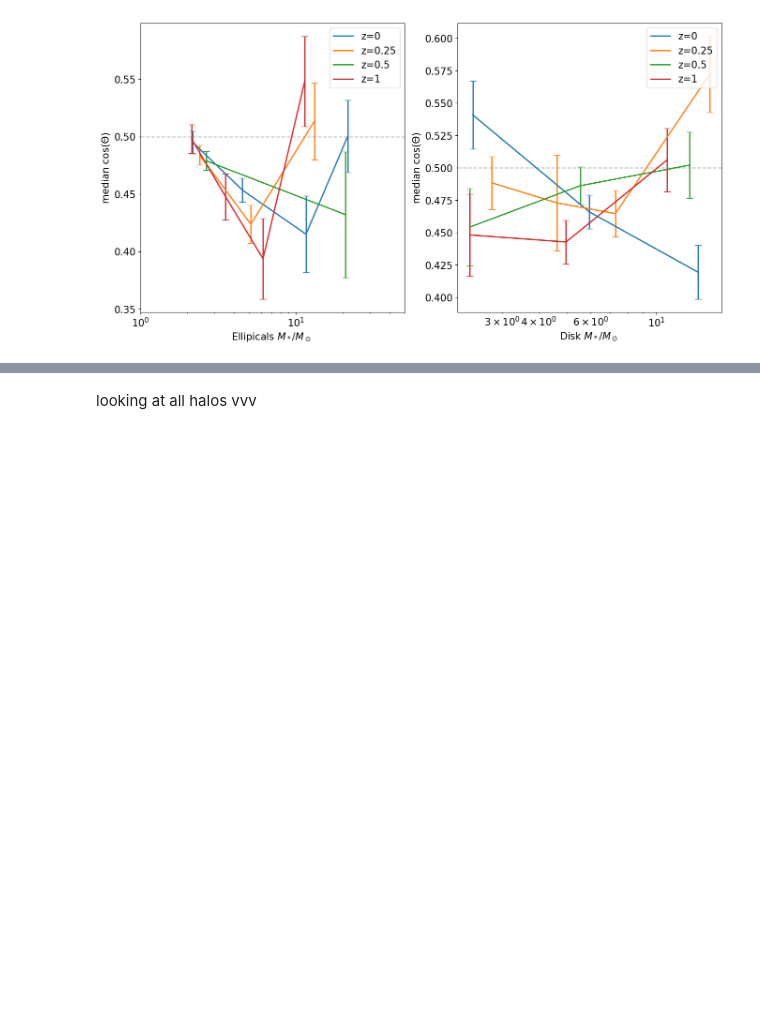
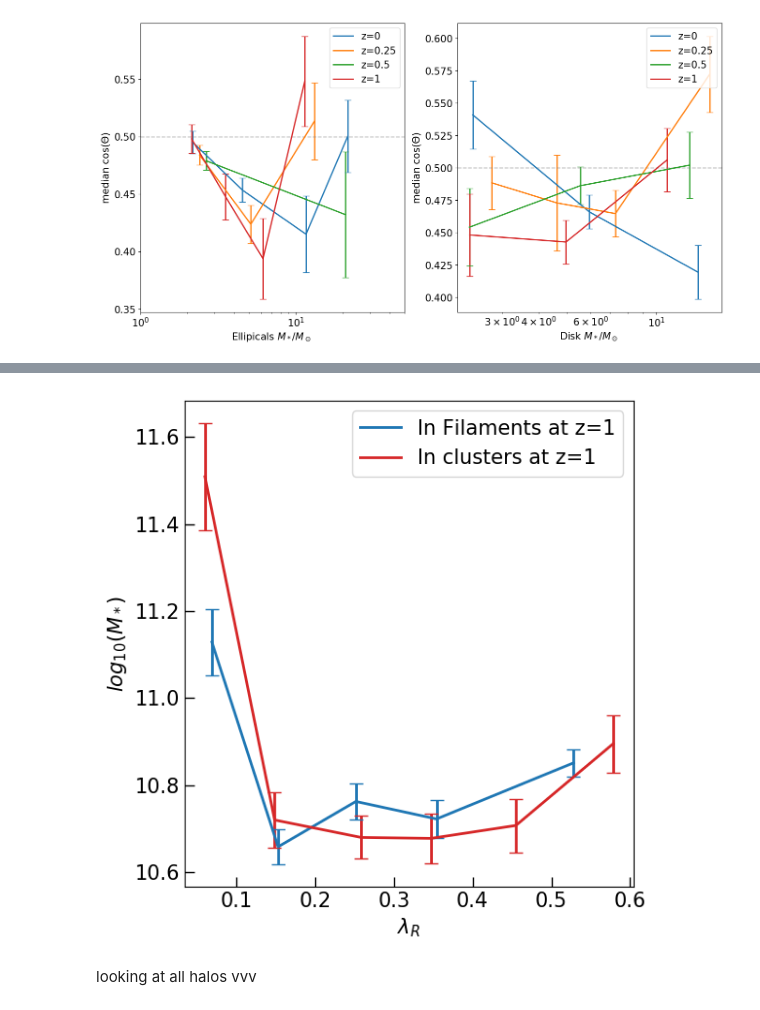
Before and after one commit to zpenoyre/illustris, a Jupyter notebook: web/code/data_analysis.ipynb, the cells around one changed output, grey strips where cells are left out. Drawn from its saved outputs; the diff is of its cells as text; code cells hidden in the pictures; blank space fills up the shorter version.

```diff
--- a/web/code/data_analysis.ipynb
+++ b/web/code/data_analysis.ipynb
@@ -348,10 +205,0 @@ Lamda vs critical distance
-# %%
-data = bin_data(galaxy_data[(galaxy_data[:,14]<0.5) & (galaxy_data[:,32] != 1)  & (galaxy_data[:,2] < 5)], 17,  27, 14, 1)
-data1 = bin_data(galaxy_data[(galaxy_data[:,14]<0.5) & (galaxy_data[:,32] != 1)  & (galaxy_data[:,2] > 5) & (30 > galaxy_data[:,2])], 17, 27, 11, 1)
-data2 = bin_data(galaxy_data[(galaxy_data[:,14]<0.5) & (galaxy_data[:,32] != 1)  & (galaxy_data[:,2] > 30)], 17, 27, 9, 1)
-x = data[:,0]; y = data[:,1]; x1 = data1[:,0]; y1 = data1[:,1]; x2 = data2[:,0]; y2 = data2[:,1]; plt.xscale('linear'); plt.yscale('log'); plt.ylim([10**2, 10**4]);
-plt.ylabel('Distance to nearest cluster'); plt.xlabel('$\lambda$'); plt.title('Ellipticals not in filaments ($\kappa$ < 0.5)')
-plt.errorbar(x, y, xerr=data[:,2], yerr=data[:,3], fmt='o', c='red', label='Stellar $M/{M_*}$ < 5')
-plt.errorbar(x1, y1, xerr=data1[:,2], yerr=data1[:,3], fmt='o', c='green', label='Stellar 30 > $M/{M_*}$ > 5')
-plt.errorbar(x2, y2, xerr=data2[:,2], yerr=data2[:,3], fmt='o', c='blue', label='Stellar $M/{M_*}$ > 30')
-legend(loc='best')
@@ -384,0 +257,20 @@ plt.show()
+# %%
+bins1 = [0,.1,0.2,.3,.4,0.5,.7];
+bins2 = [0,.1,0.2,.3,.4,.7];
+
+cluster_at_z0 = output[(output[:,0]==1) & (~np.isnan(output[:,2]))].astype('int64'); fil_at_z0 = output[(output[:,0]==0) & (~np.isnan(output[:,2]))].astype('int64');
+clust_frac = bf.bin_data(galData[0][cluster_at_z0[:,2],17], np.log10(galData[0][cluster_at_z0[:,2],2]*10**10), bins1);
+fil_frac   = bf.bin_data(galData[0][fil_at_z0[:,2],17], np.log10(galData[0][fil_at_z0[:,2],2]*10**10), bins2);
+
+fig = plt.figure(figsize=(6, 6));gs=gridspec.GridSpec(1, 1);
+ax1 = plt.subplot(gs[0,0], facecolor='white'); #ax2 = plt.subplot(gs[0,1], sharex=ax1, sharey=ax1);
+ax1.errorbar(fil_frac[:,0],fil_frac[:,1], yerr=fil_frac[:,3], fmt='-', label='In Filaments at z=1', capsize=5,color='C0')
+ax1.errorbar(clust_frac[:,0],clust_frac[:,1], yerr=clust_frac[:,3], fmt='-', label='In clusters at z=1', capsize=5,color='C3')
+ax1.xaxis.set_tick_params(width=1, length=7, direction='in');ax1.yaxis.set_tick_params(width=1, length=7, direction='in');
+handles, labels = ax1.get_legend_handles_labels(); handles = [h[0] for h in handles];
+ax1.set_ylabel('$log_{10}(M_*)$'); ax1.set_xlabel(r'$\lambda_R$');
+ax1.legend(handles,labels,loc="upper right");
+
+plt.tight_layout();
+# %% [output]
+[figure, added]
```
Also changed, not shown: parts of 23 cells of this notebook, 1 other file.
